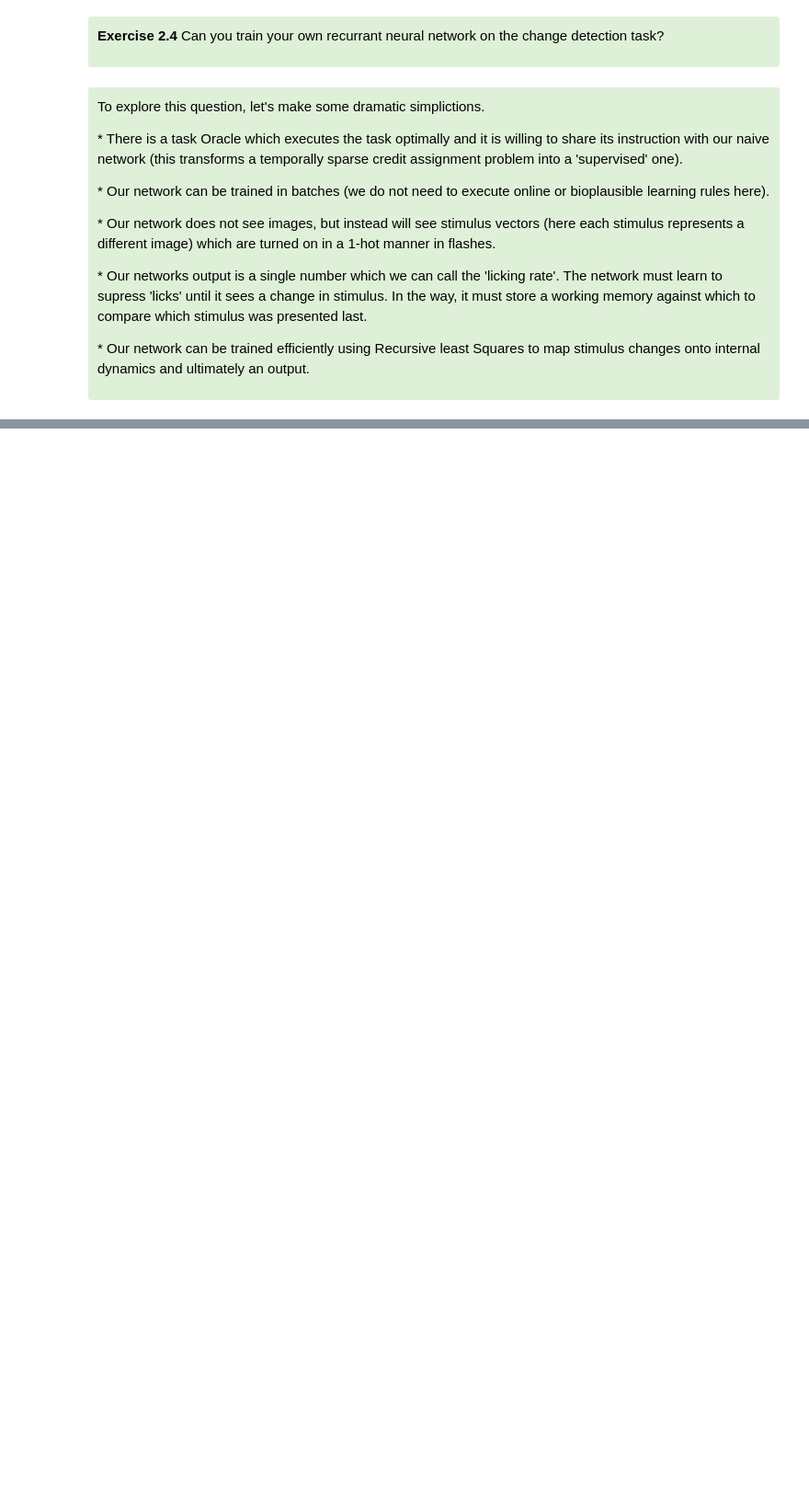
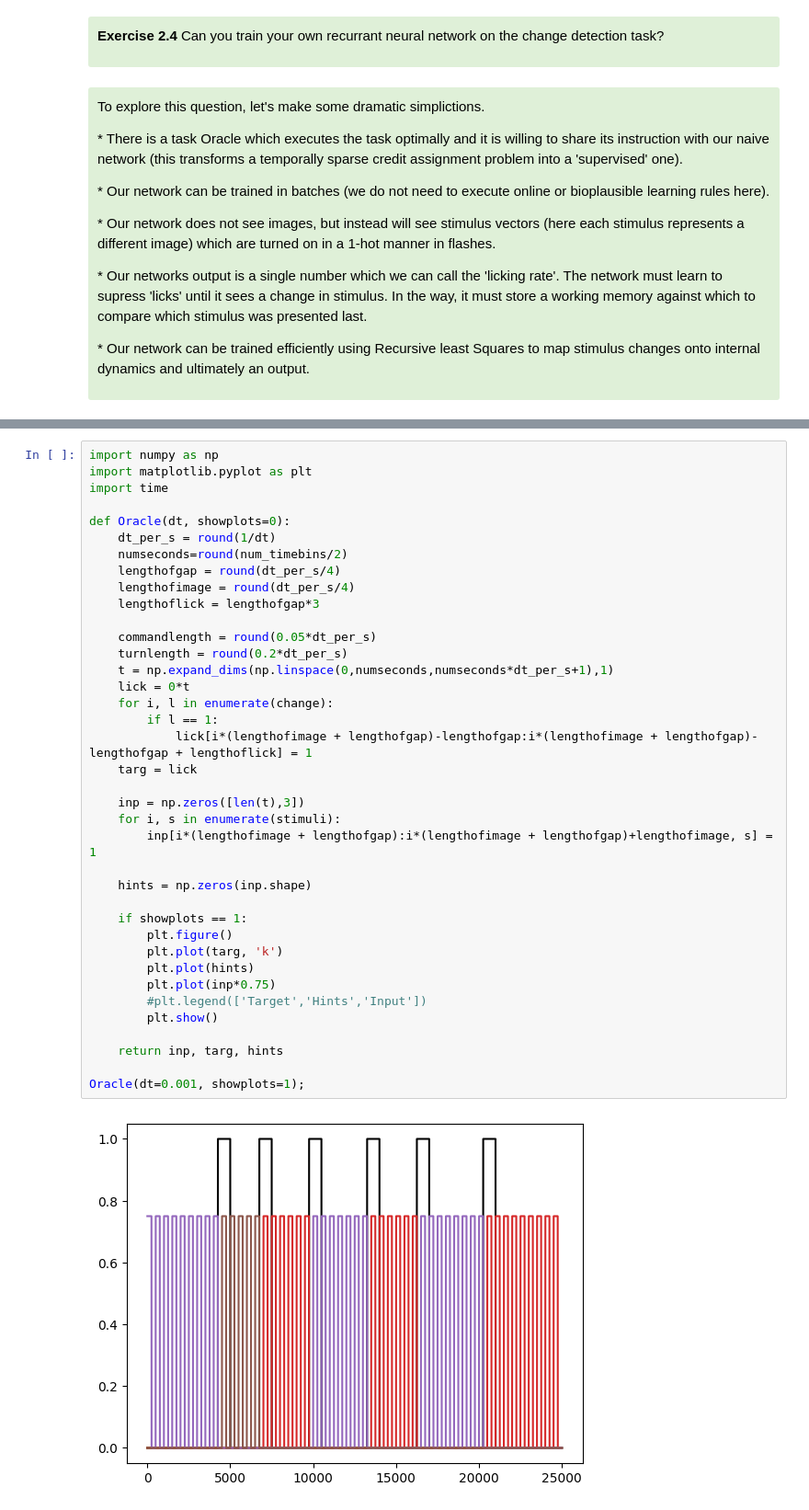
Before and after one commit to AllenSWDB/swdb_visualbehavior_template, a Jupyter notebook: code/Exercises/Exercise2.4_TrainingANetworkOnChangeDetection.ipynb, the cells around one changed output, grey strips where cells are left out. Shown at 92% size. Drawn from its saved outputs; the diff is of its cells as text; blank space fills up the shorter version.

```diff
--- a/code/Exercises/Exercise2.4_TrainingANetworkOnChangeDetection.ipynb
+++ b/code/Exercises/Exercise2.4_TrainingANetworkOnChangeDetection.ipynb
@@ -19,0 +71,40 @@
+# %%
+import numpy as np
+import matplotlib.pyplot as plt
+import time
+
+def Oracle(dt, showplots=0):
+    dt_per_s = round(1/dt)
+    numseconds=round(num_timebins/2)
+    lengthofgap = round(dt_per_s/4)
+    lengthofimage = round(dt_per_s/4)
+    lengthoflick = lengthofgap*3
+
+    commandlength = round(0.05*dt_per_s)
+    turnlength = round(0.2*dt_per_s)
+    t = np.expand_dims(np.linspace(0,numseconds,numseconds*dt_per_s+1),1)
+    lick = 0*t
+    for i, l in enumerate(change):
+        if l == 1:
+            lick[i*(lengthofimage + lengthofgap)-lengthofgap:i*(lengthofimage + lengthofgap)-lengthofgap + lengthoflick] = 1
+    targ = lick
+
+    inp = np.zeros([len(t),3])
+    for i, s in enumerate(stimuli):
+        inp[i*(lengthofimage + lengthofgap):i*(lengthofimage + lengthofgap)+lengthofimage, s] = 1
+
+    hints = np.zeros(inp.shape)
+
+    if showplots == 1:
+        plt.figure()
+        plt.plot(targ, 'k')
+        plt.plot(hints)
+        plt.plot(inp*0.75)
+        #plt.legend(['Target','Hints','Input'])
+        plt.show()
+
+    return inp, targ, hints
+
+Oracle(dt=0.001, showplots=1);
+# %% [output]
+[figure, added]
```
Also changed, not shown: parts of 22 cells of this notebook.
